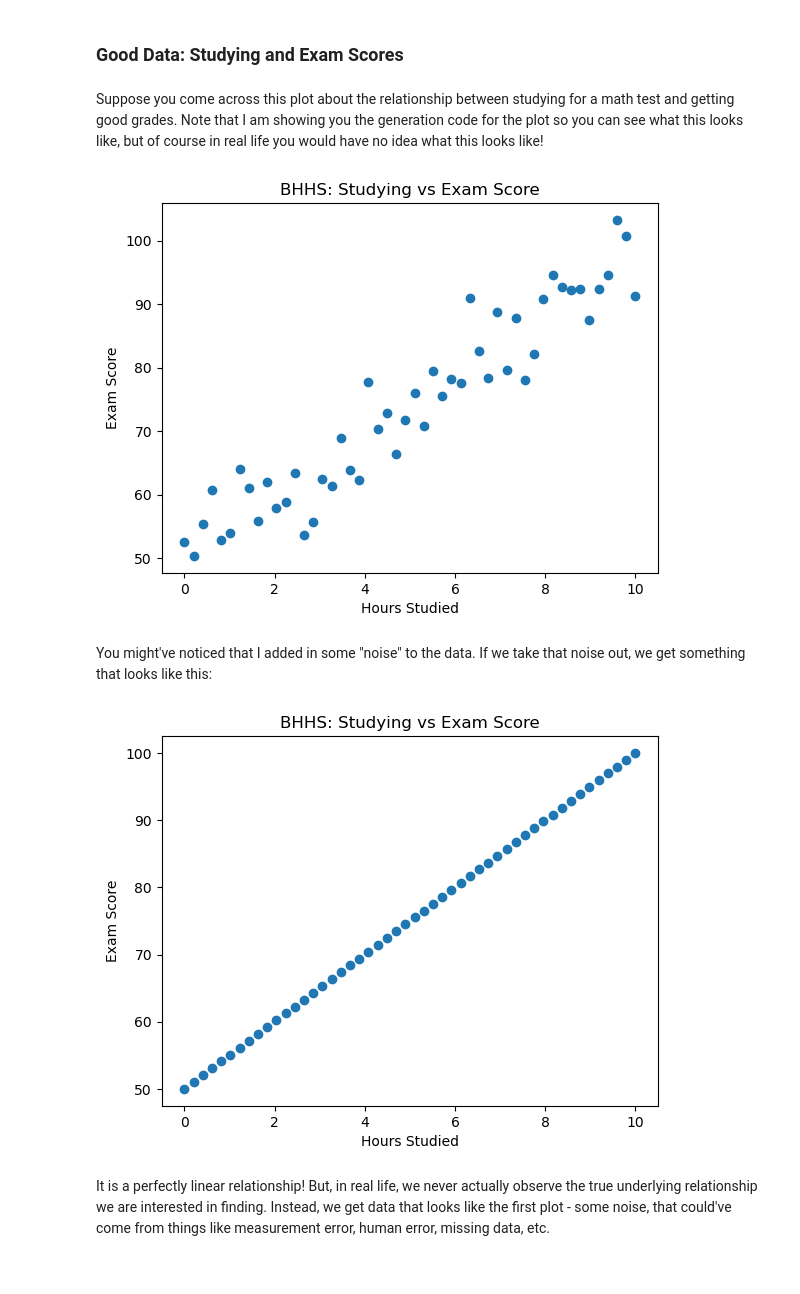
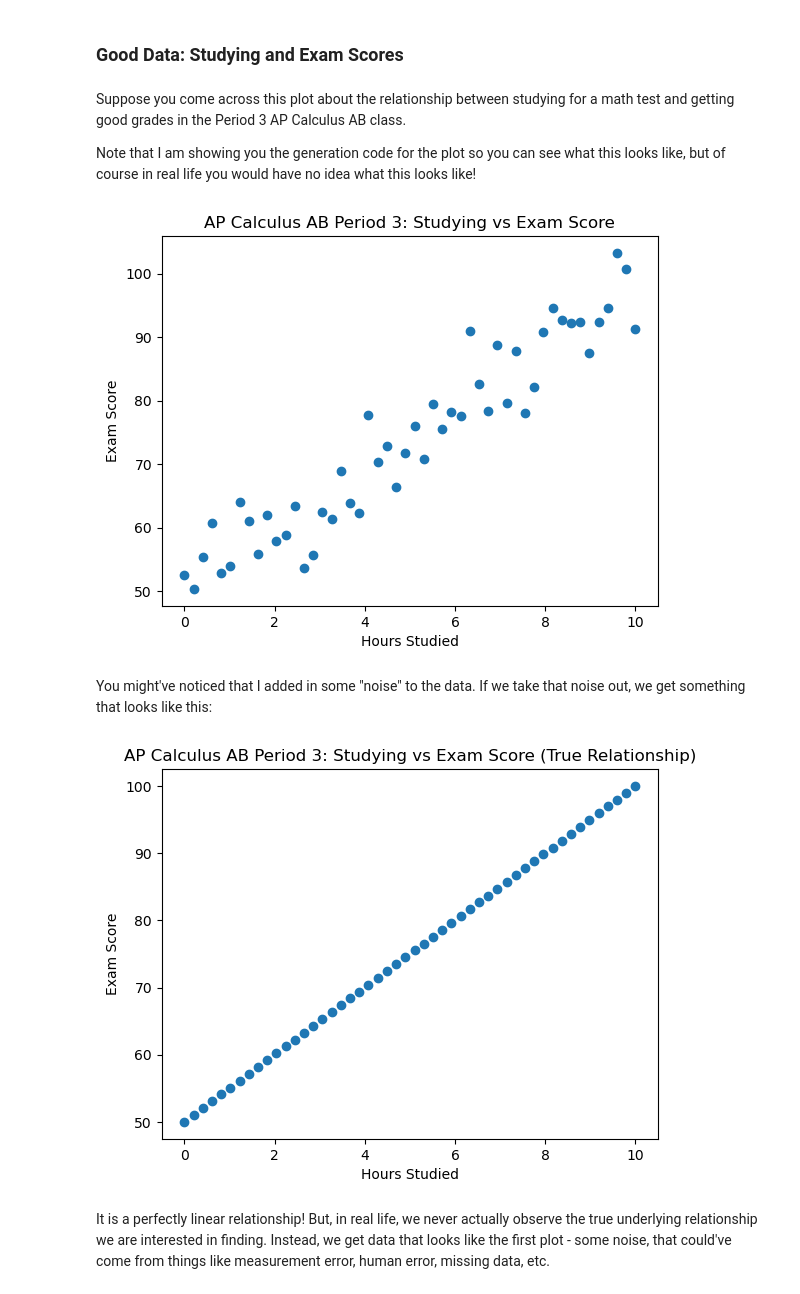
Before and after one commit to nickmelamed/mortorq_instruction, a Jupyter notebook: ml_resources/ml_primer/01-models-data.ipynb, the cells around one changed output. Saved outputs shown, nothing was run; the diff lists cells and outputs as text; code cells hidden in the pictures.

```diff
--- a/ml_resources/ml_primer/01-models-data.ipynb
+++ b/ml_resources/ml_primer/01-models-data.ipynb
@@ -42,7 +42,9 @@ But what does good data actually look like?
 # %% [markdown]
 ### Good Data: Studying and Exam Scores
 # %% [markdown]
-Suppose you come across this plot about the relationship between studying for a math test and getting good grades. Note that I am showing you the generation code for the plot so you can see what this looks like, but of course in real life you would have no idea what this looks like!
+Suppose you come across this plot about the relationship between studying for a math test and getting good grades in the Period 3 AP Calculus AB class.
+
+Note that I am showing you the generation code for the plot so you can see what this looks like, but of course in real life you would have no idea what this looks like!
 # %%
 # Make sure we get outputs from a probabilitistic model each time (for reproducibility)
 np.random.seed(42)
@@ -57,24 +59,24 @@ plt.figure()
 plt.scatter(hours, scores_good)
 plt.xlabel("Hours Studied")
 plt.ylabel("Exam Score")
-plt.title("BHHS: Studying vs Exam Score")
+plt.title("AP Calculus AB Period 3: Studying vs Exam Score")
 plt.show()
 # %% [output]
-[figure, old version]
+[figure, new version]
 # %% [markdown]
 You might've noticed that I added in some "noise" to the data. If we take that noise out, we get something that looks like this:
 # %%
 # True relationship
 scores_perfect = 5 * hours + 50
 
 plt.figure()
 plt.scatter(hours, scores_perfect)
 plt.xlabel("Hours Studied")
 plt.ylabel("Exam Score")
-plt.title("BHHS: Studying vs Exam Score")
+plt.title("AP Calculus AB Period 3: Studying vs Exam Score (True Relationship)")
 plt.show()
 # %% [output]
-[figure, old version]
+[figure, new version]
 # %% [markdown]
 It is a perfectly linear relationship! But, in real life, we never actually observe the true underlying relationship we are interested in finding. Instead, we get data that looks like the first plot - some noise, that could've come from things like measurement error, human error, missing data, etc.
 # %% [markdown]
```
Also changed, not shown: parts of 6 cells of this notebook.
